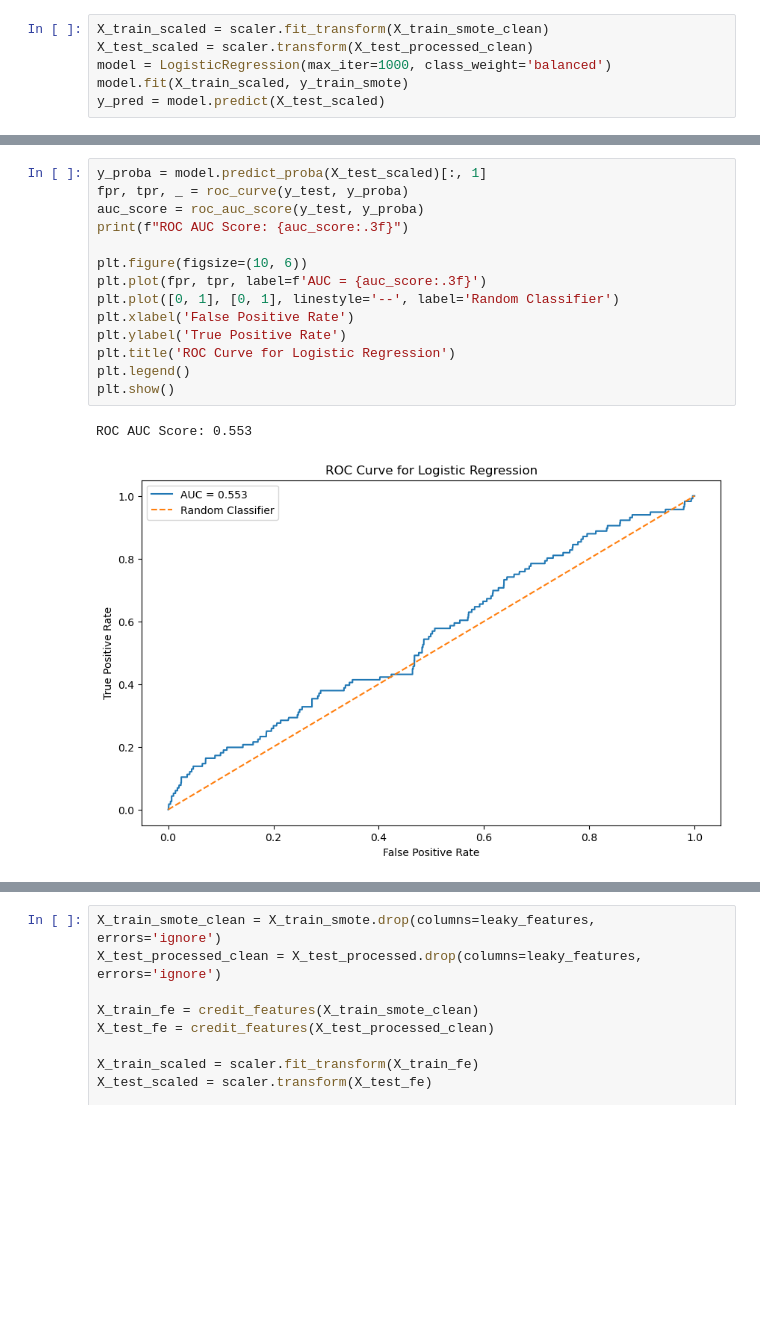
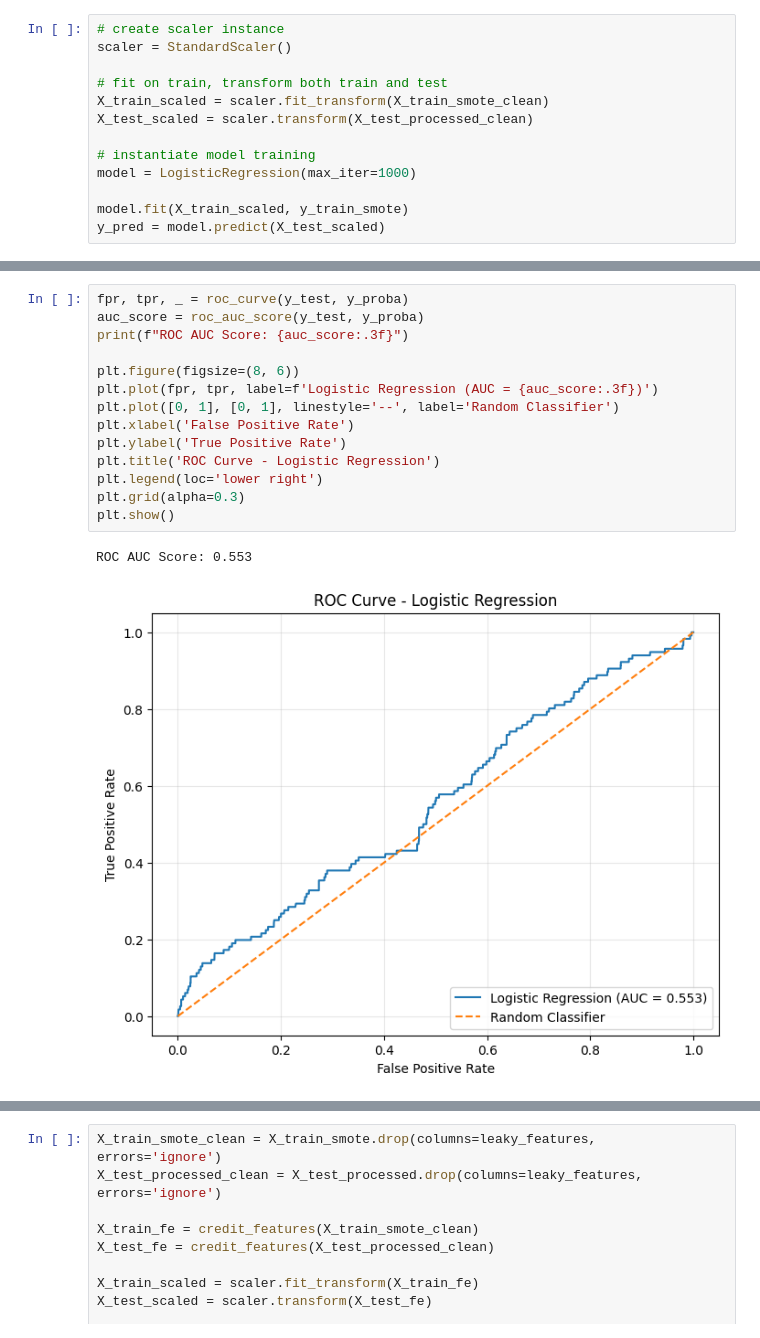
Before and after one commit to loowenwen/cs3244-project, a Jupyter notebook: src/logistic_regression.ipynb, the cells around one changed output, grey strips where cells are left out. Saved outputs shown, nothing was run; the diff lists cells and outputs as text; blank space fills up the shorter version.

Commit message:
improve logistic regression model plus edit processing file

```diff
--- a/src/logistic_regression.ipynb
+++ b/src/logistic_regression.ipynb
@@ -18,8 +35,15 @@ leaky_features = ['max_delay', 'avg_delay', 'num_bad_months', 'months_total']
 X_train_smote_clean = X_train_smote.drop(columns=leaky_features, errors='ignore')
 X_test_processed_clean = X_test_processed.drop(columns=leaky_features, errors='ignore')
 # %%
+# create scaler instance
+scaler = StandardScaler()
+
+# fit on train, transform both train and test
 X_train_scaled = scaler.fit_transform(X_train_smote_clean)
 X_test_scaled = scaler.transform(X_test_processed_clean)
-model = LogisticRegression(max_iter=1000, class_weight='balanced')
+
+# instantiate model training
+model = LogisticRegression(max_iter=1000)
+
 model.fit(X_train_scaled, y_train_smote)
 y_pred = model.predict(X_test_scaled)
@@ -48,17 +90,17 @@ Confusion Matrix:
 # %%
-y_proba = model.predict_proba(X_test_scaled)[:, 1]
 fpr, tpr, _ = roc_curve(y_test, y_proba)
 auc_score = roc_auc_score(y_test, y_proba)
 print(f"ROC AUC Score: {auc_score:.3f}")
 
-plt.figure(figsize=(10, 6))
-plt.plot(fpr, tpr, label=f'AUC = {auc_score:.3f}')
+plt.figure(figsize=(8, 6))
+plt.plot(fpr, tpr, label=f'Logistic Regression (AUC = {auc_score:.3f})')
 plt.plot([0, 1], [0, 1], linestyle='--', label='Random Classifier')
 plt.xlabel('False Positive Rate')
 plt.ylabel('True Positive Rate')
-plt.title('ROC Curve for Logistic Regression')
-plt.legend()
+plt.title('ROC Curve - Logistic Regression')
+plt.legend(loc='lower right')
+plt.grid(alpha=0.3)
 plt.show()
 # %% [output]
 ROC AUC Score: 0.553
-[figure, old version]
+[figure, new version]
```
Also changed, not shown: parts of 37 cells of this notebook, 4 other files.
